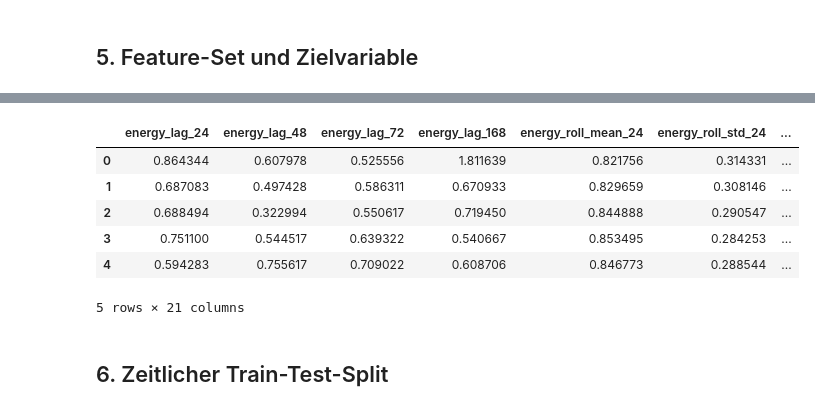
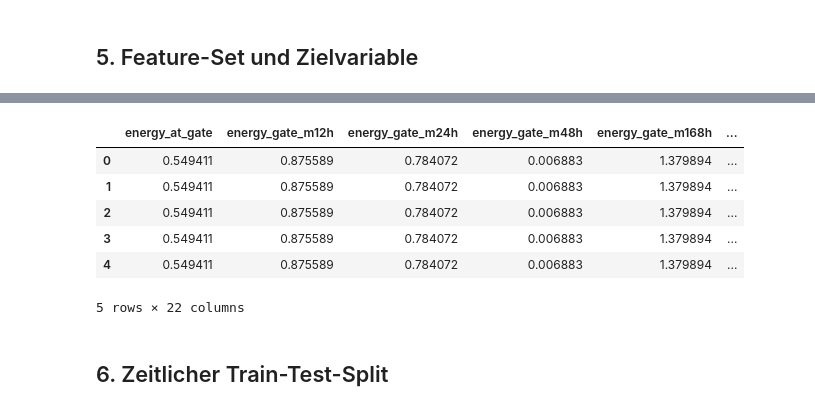
Before and after one commit to noahweis-uni/wind_bidding_project, a Jupyter notebook: notebooks/03_forecasting_models.ipynb, the cells around one changed output, grey strips where cells are left out. Drawn from its saved outputs; the diff is of its cells as text; code cells hidden in the pictures.

```diff
--- a/notebooks/03_forecasting_models.ipynb
+++ b/notebooks/03_forecasting_models.ipynb
@@ -187,35 +218,32 @@ df_model.head()
 ## 5. Feature-Set und Zielvariable
 # %%
 BASE_FEATURES = [
-    "energy_lag_24",
-    "energy_lag_48",
-    "energy_lag_72",
-    "energy_lag_168",
-    "energy_roll_mean_24",
-    "energy_roll_std_24",
-    "energy_roll_mean_168",
-    "energy_roll_std_168",
-    "hour_sin",
-    "hour_cos",
-    "dow_sin",
-    "dow_cos",
-    "month",
+    "energy_at_gate",            # Produktion bei Gate-Close (12:00, Tag D)
+    "energy_gate_m12h",          # Produktion 12h vor Gate-Close (00:00, Tag D)
+    "energy_gate_m24h",          # Produktion 24h vor Gate-Close (12:00, Tag D-1)
+    "energy_gate_m48h",          # Produktion 48h vor Gate-Close
+    "energy_gate_m168h",         # Produktion 168h vor Gate-Close (gleiche Wochenstunde)
+    "energy_roll24_at_gate",     # 24h-Mittelwert bis Gate-Close
+    "energy_roll_std24_at_gate", # 24h-Standardabweichung bis Gate-Close
+    "energy_roll168_at_gate",    # 168h-Mittelwert (Wochenmuster)
+    "energy_roll_std168_at_gate",
+    "hour_sin", "hour_cos",      # Zielstunde (zyklisch kodiert)
+    "dow_sin",  "dow_cos",       # Ziel-Wochentag (zyklisch)
+    "month",                     # Saisonalität
 ]
 
-WIND_LAG_FEATURES = [
-    "wind_speed_lag_24",
-    "wind_speed_lag_48",
-    "wind_speed_lag_72",
-    "wind_speed_lag_168",
-    "wind_roll_mean_24",
-    "wind_roll_std_24",
-    "wind_roll_mean_168",
-    "wind_roll_std_168",
-]
+WIND_LAG_FEATURES = [f for f in [
+    "wind_at_gate",
+    "wind_gate_m12h",
+    "wind_gate_m24h",
+    "wind_gate_m168h",
+    "wind_roll24_at_gate",
+    "wind_roll_std24_at_gate",
+    "wind_roll168_at_gate",
+    "wind_roll_std168_at_gate",
+] if f in df_model.columns]
 
-FEATURES_DAY_AHEAD = BASE_FEATURES + [
-    feature for feature in WIND_LAG_FEATURES if feature in df_model.columns
-]
+FEATURES_DAY_AHEAD = BASE_FEATURES + WIND_LAG_FEATURES
 
 TARGET = "energy_mwh"
 
@@ -227,8 +255,7 @@ y = df_model[TARGET]
 print("Number of observations:", len(df_model))
 print("Number of features:", len(FEATURES_DAY_AHEAD))
 print("Features:")
-for feature in FEATURES_DAY_AHEAD:
-    print("-", feature)
-
+for f in FEATURES_DAY_AHEAD:
+    print(f"  - {f}")
 X.head()
 # %% [output]
@@ -252,10 +279,10 @@ Features:
-|  | energy_lag_24 | energy_lag_48 | energy_lag_72 | energy_lag_168 | energy_roll_mean_24 | energy_roll_std_24 | ... |
-| 0 | 0.864344 | 0.607978 | 0.525556 | 1.811639 | 0.821756 | 0.314331 | ... |
-| 1 | 0.687083 | 0.497428 | 0.586311 | 0.670933 | 0.829659 | 0.308146 | ... |
-| 2 | 0.688494 | 0.322994 | 0.550617 | 0.719450 | 0.844888 | 0.290547 | ... |
-| 3 | 0.751100 | 0.544517 | 0.639322 | 0.540667 | 0.853495 | 0.284253 | ... |
-| 4 | 0.594283 | 0.755617 | 0.709022 | 0.608706 | 0.846773 | 0.288544 | ... |
+|  | energy_at_gate | energy_gate_m12h | energy_gate_m24h | energy_gate_m48h | energy_gate_m168h | ... |
+| 0 | 0.549411 | 0.875589 | 0.784072 | 0.006883 | 1.379894 | ... |
+| 1 | 0.549411 | 0.875589 | 0.784072 | 0.006883 | 1.379894 | ... |
+| 2 | 0.549411 | 0.875589 | 0.784072 | 0.006883 | 1.379894 | ... |
+| 3 | 0.549411 | 0.875589 | 0.784072 | 0.006883 | 1.379894 | ... |
+| 4 | 0.549411 | 0.875589 | 0.784072 | 0.006883 | 1.379894 | ... |
-5 rows × 21 columns
+5 rows × 22 columns
 # %% [markdown]
 ## 6. Zeitlicher Train-Test-Split
 # %%
```
Also changed, not shown: parts of 17 cells of this notebook, 16 other files.
